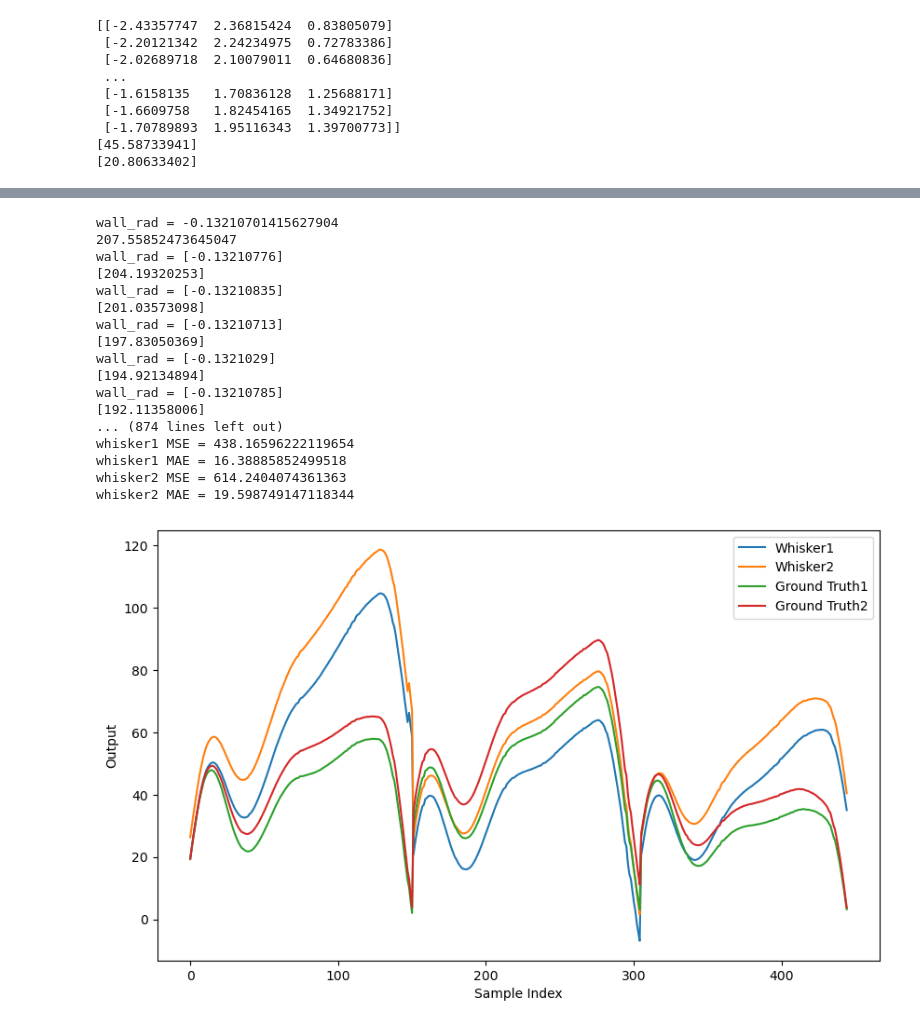
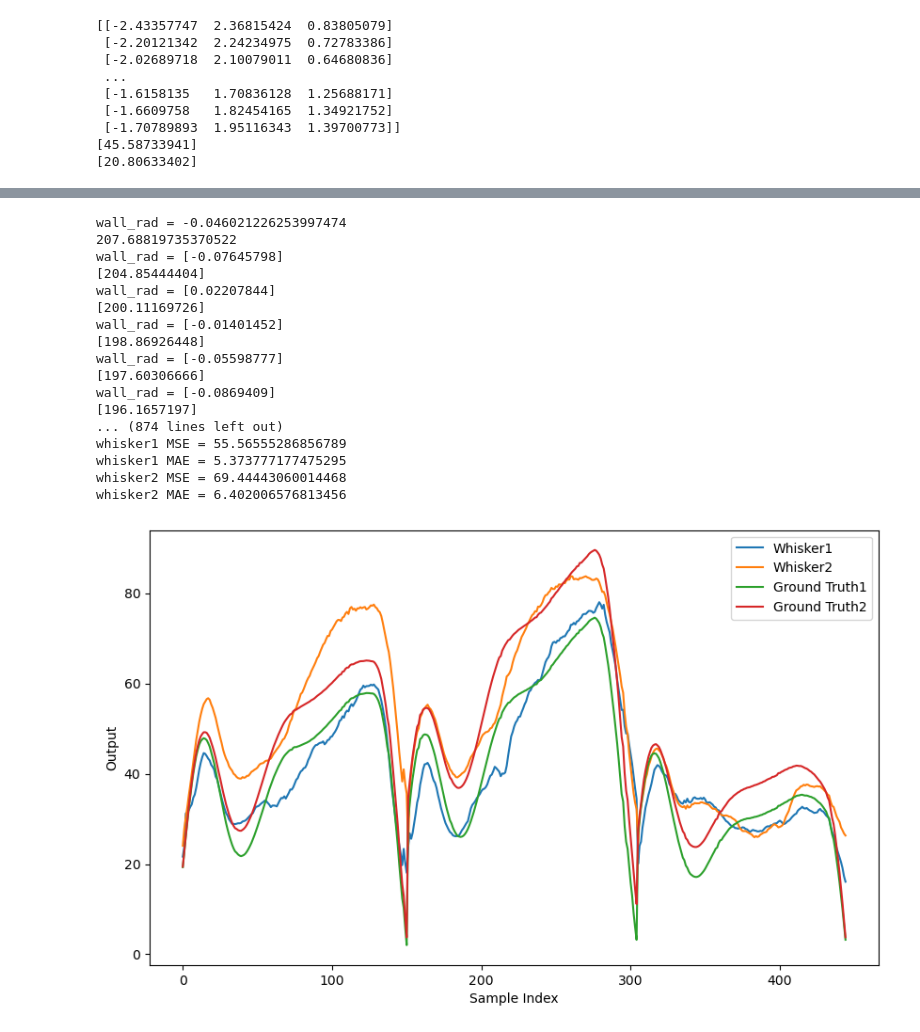
Before and after one commit to TacYee/autonomous-fly, a Jupyter notebook: Optitrack/dataanalyse/uncertainty_mlp_KF.ipynb, the cells around one changed output, grey strips where cells are left out. Saved outputs shown, nothing was run; the diff lists cells and outputs as text; code cells hidden in the pictures.

```diff
--- a/Optitrack/dataanalyse/uncertainty_mlp_KF.ipynb
+++ b/Optitrack/dataanalyse/uncertainty_mlp_KF.ipynb
@@ -1344,5 +1484,5 @@ whisker2 MAE = 6.343376659065393
 # %%
-#KF Flat3 whisker1 and whisker2
+#KF Flat3 guido whisker1 and whisker2
 import numpy as np
 import os
 import matplotlib.pyplot as plt
@@ -1396,8 +1536,8 @@ initial_states2 = [test_pre2_1[0], test_pre2_2[0], test_pre2_3[0]]
 initial_positions = [test_position_1[0], test_position_2[0], test_position_3[0]]
 initial_yaws = [test_yaw_1[0], test_yaw_2[0], test_yaw_3[0]]
 initial_covariance = np.array([[5]])
-process_noise = np.array([[1]])
-measurement_noise = np.array([[100000]])
+process_noise = np.array([[2]])
+measurement_noise = np.array([[1]])
 
 # 应用卡尔曼滤波
 test_kal1_1, test_kal2_1, test_kal_1 = apply_kalman_filterFLAT3(initial_states1[0], initial_states2[0], initial_positions[0], initial_yaws[0], test_pre1_1, test_pre2_1, test_position_1, test_yaw_1, fading_factor)
@@ -1411,47 +1551,47 @@ test_kal = test_kal_1 + test_kal_2 + test_kal_3
 print(test_kal1)
 print(test_kal2)
 # 计算损失
 MSE_loss_1 = mean_squared_error(test_kal1, test_GT1_filtered)
 MAE_loss_1 = mean_absolute_error(test_kal1, test_GT1_filtered)
 MSE_loss_2 = mean_squared_error(test_kal2, test_GT2_filtered)
 MAE_loss_2 = mean_absolute_error(test_kal2, test_GT2_filtered)
 
 print(f'whisker1 MSE = {MSE_loss_1}')
 print(f'whisker1 MAE = {MAE_loss_1}')
 print(f'whisker2 MSE = {MSE_loss_2}')
 print(f'whisker2 MAE = {MAE_loss_2}')
 
 # 保存图像
 test_image_folder = 'FLAT3_MLP_KF_test_image_save_whisker1+2'
 os.makedirs(test_image_folder, exist_ok=True)
 test_image_output_file_1 = f'{test_image_folder}/p_0.05_noise_1e-2_modelvarianceweight_1_whisker1_kf_certainnoise_50_0.1_1_1.png'
 
 plt.figure(figsize=(10, 6))
 # plt.plot(test_kal, label='Whisker')
 plt.plot(test_kal1, label='Whisker1')
 plt.plot(test_kal2, label='Whisker2')
 plt.plot(test_GT1_filtered, label='Ground Truth1')
 plt.plot(test_GT2_filtered, label='Ground Truth2')
 plt.legend()
 plt.xlabel('Sample Index')
 plt.ylabel('Output')
 plt.savefig(test_image_output_file)
 # %% [output]
-wall_rad = -0.13210701415627904
-207.55852473645047
-wall_rad = [-0.13210776]
-[204.19320253]
-wall_rad = [-0.13210835]
-[201.03573098]
-wall_rad = [-0.13210713]
-[197.83050369]
-wall_rad = [-0.1321029]
-[194.92134894]
-wall_rad = [-0.13210785]
-[192.11358006]
+wall_rad = -0.046021226253997474
+207.68819735370522
+wall_rad = [-0.07645798]
+[204.85444404]
+wall_rad = [0.02207844]
+[200.11169726]
+wall_rad = [-0.01401452]
+[198.86926448]
+wall_rad = [-0.05598777]
+[197.60306666]
+wall_rad = [-0.0869409]
+[196.1657197]
 ... (874 lines left out)
-whisker1 MSE = 438.16596222119654
-whisker1 MAE = 16.38885852499518
-whisker2 MSE = 614.2404074361363
-whisker2 MAE = 19.598749147118344
+whisker1 MSE = 55.56555286856789
+whisker1 MAE = 5.373777177475295
+whisker2 MSE = 69.44443060014468
+whisker2 MAE = 6.402006576813456
-[figure, old version]
+[figure, new version]
```
Also changed, not shown: parts of 22 cells of this notebook, 19 other files.
